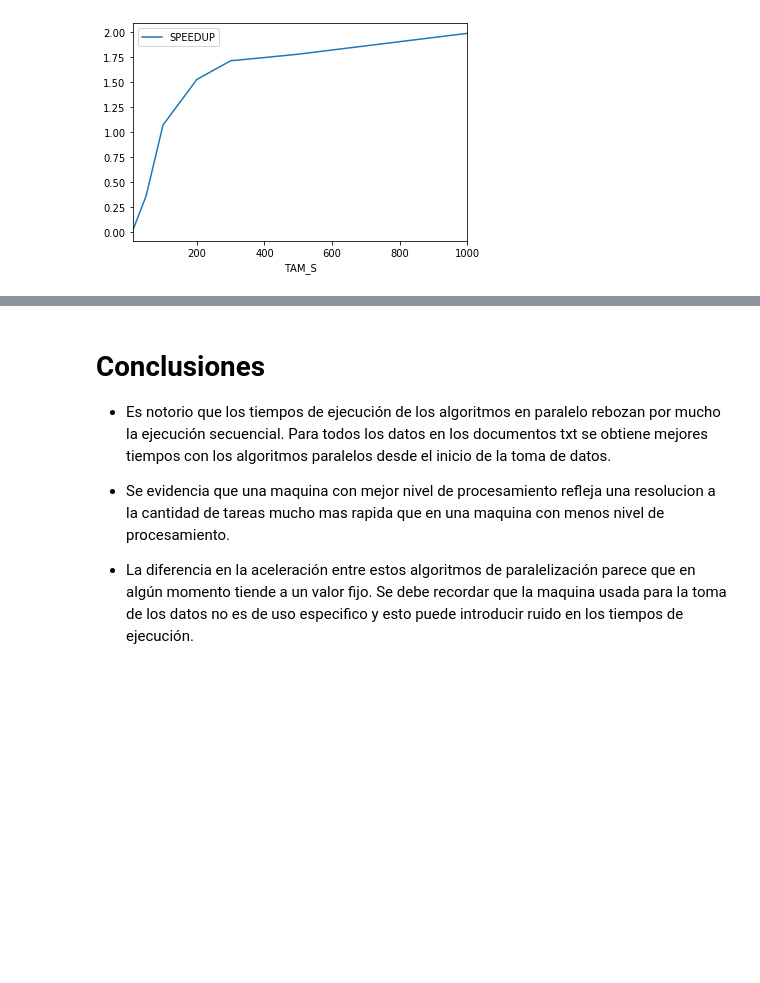
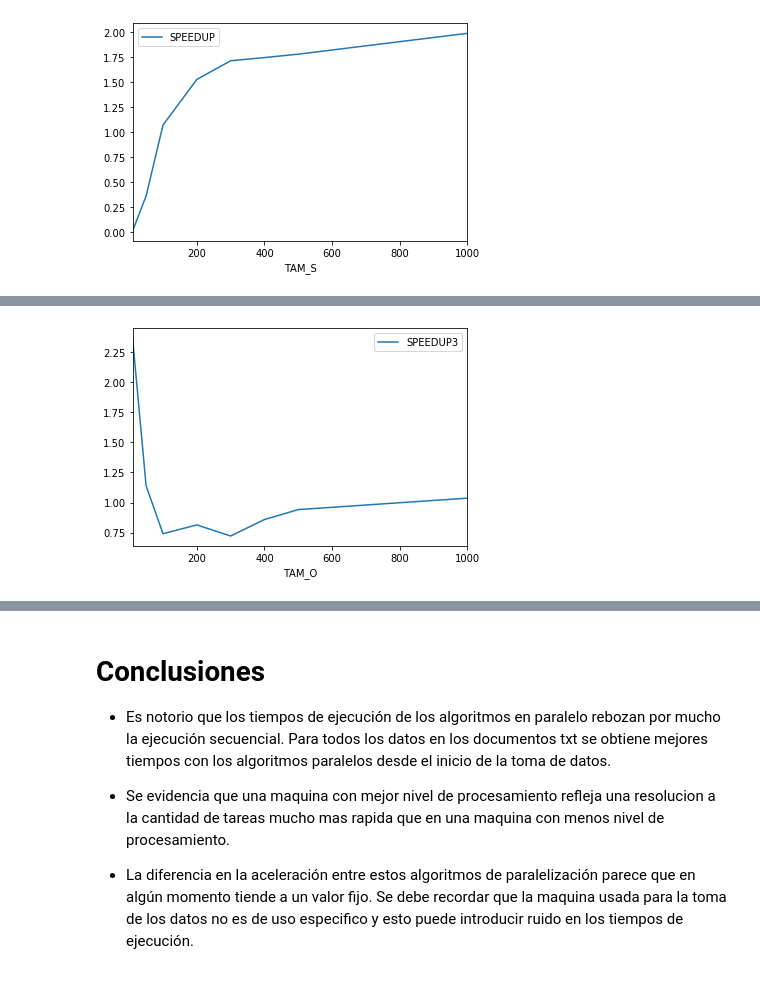
Before and after one commit to M4ur0-6M/HPC, a Jupyter notebook: MultiMatrix/readme.ipynb, the cells around one changed output, grey strips where cells are left out. Saved outputs shown, nothing was run; the diff lists cells and outputs as text; code cells hidden in the pictures; blank space fills up the shorter version.

```diff
--- a/MultiMatrix/readme.ipynb
+++ b/MultiMatrix/readme.ipynb
@@ -102,0 +188,4 @@ plt.show()
+# %%
+datosMerge3 = pd.merge(left = datOpen, left_index = False, left_on='TAM_O',
+                       right=datParl, right_index=False,right_on = 'TAM_P')
+datosMerge3
@@ -102,0 +202,3 @@ plt.show()
+# %%
+datosMerge3['SPEEDUP3'] = datosMerge3["TIME_P"]/ datosMerge3["TIME_O"]
+datosMerge3
@@ -102,0 +215,6 @@ plt.show()
+# %%
+ax = plt.gca()
+datosMerge3.plot(kind='line',x='TAM_O',y='SPEEDUP3', ax=ax)
+plt.show()
+# %% [output]
+[figure, added]
```
Also changed, not shown: parts of 17 cells of this notebook.
